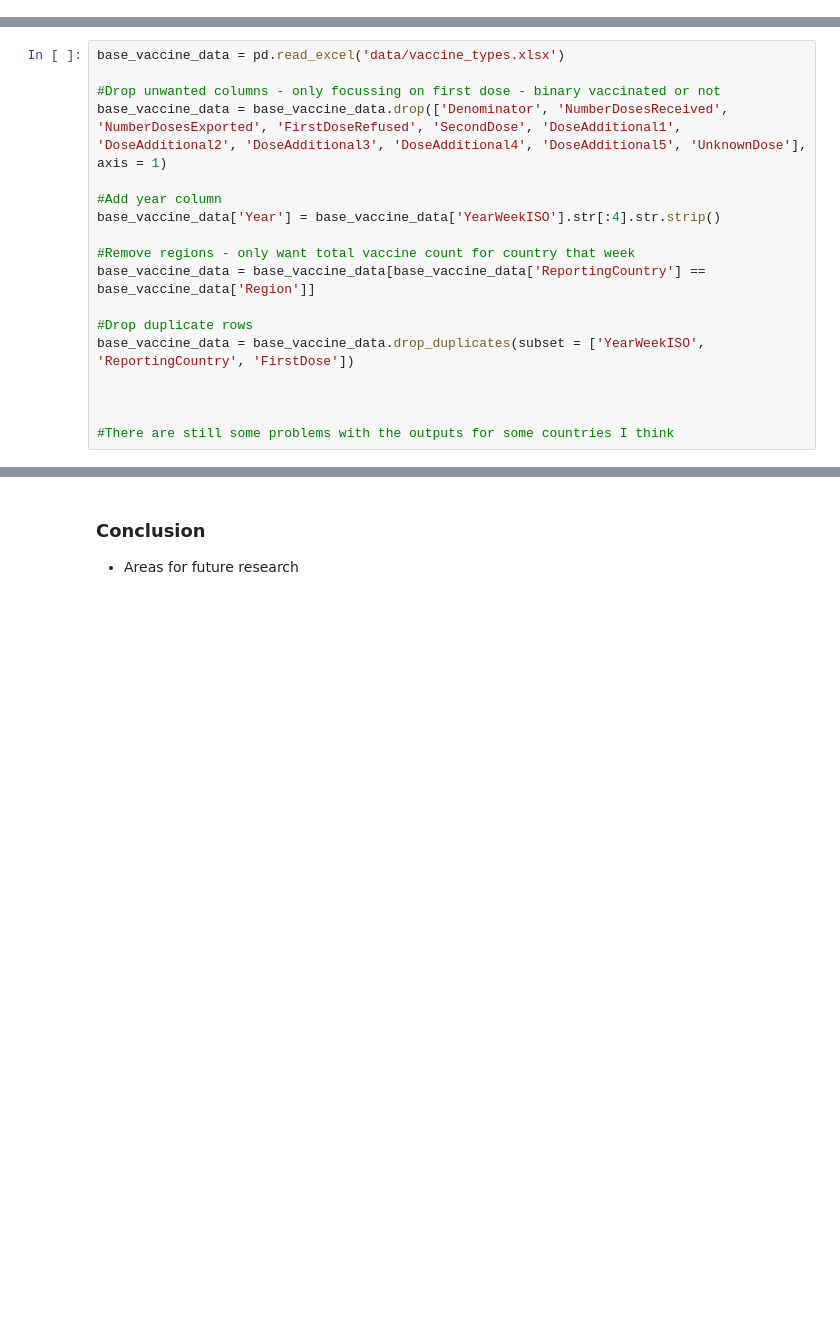
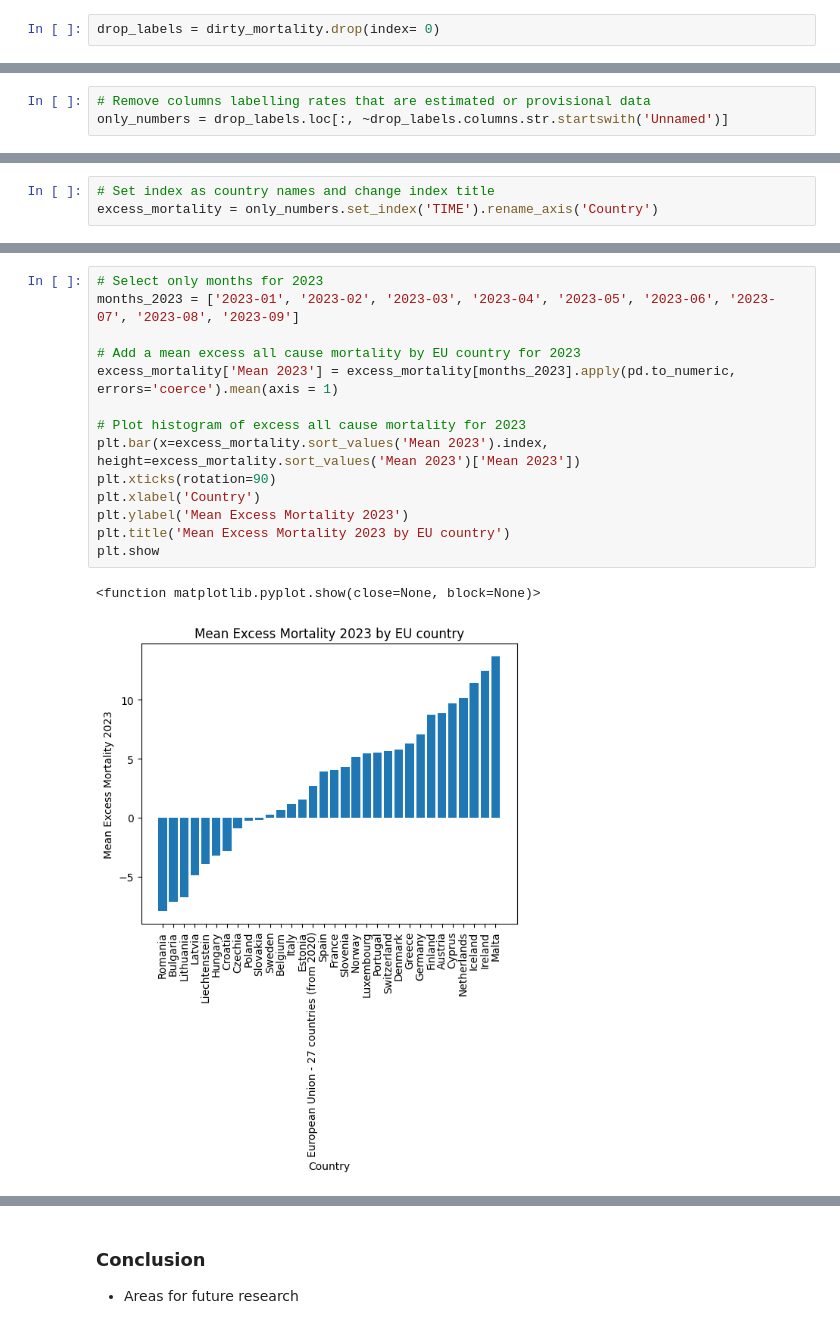
Before and after one commit to lisds/excess-deaths, a Jupyter notebook: Write_Up.ipynb, the cells around one changed output, grey strips where cells are left out. Cells and saved outputs as stored; diff of their text form; blank space fills up the shorter version.

```diff
--- a/Write_Up.ipynb
+++ b/Write_Up.ipynb
@@ -91 +75,3 @@ excess_deaths_values['ReportingCountry'] = excess_deaths_values.index.map(countr
+# %%
+drop_labels = dirty_mortality.drop(index= 0)
 # %% [markdown]
@@ -95,18 +82,3 @@ blah blah blah?
 # %%
-base_vaccine_data = pd.read_excel('data/vaccine_types.xlsx')
-
-#Drop unwanted columns - only focussing on first dose - binary vaccinated or not
-base_vaccine_data = base_vaccine_data.drop(['Denominator', 'NumberDosesReceived', 'NumberDosesExported', 'FirstDoseRefused', 'SecondDose', 'DoseAdditional1', 'DoseAdditional2', 'DoseAdditional3', 'DoseAdditional4', 'DoseAdditional5', 'UnknownDose'], axis = 1)
-
-#Add year column
-base_vaccine_data['Year'] = base_vaccine_data['YearWeekISO'].str[:4].str.strip()
-
-#Remove regions - only want total vaccine count for country that week
-base_vaccine_data = base_vaccine_data[base_vaccine_data['ReportingCountry'] == base_vaccine_data['Region']]
-
-#Drop duplicate rows
-base_vaccine_data = base_vaccine_data.drop_duplicates(subset = ['YearWeekISO', 'ReportingCountry', 'FirstDose'])
-
-
-
-#There are still some problems with the outputs for some countries I think
+# Remove columns labelling rates that are estimated or provisional data
+only_numbers = drop_labels.loc[:, ~drop_labels.columns.str.startswith('Unnamed')]
@@ -112,0 +87,3 @@ base_vaccine_data = base_vaccine_data.drop_duplicates(subset = ['YearWeekISO', '
+# %%
+# Set index as country names and change index title
+excess_mortality = only_numbers.set_index('TIME').rename_axis('Country')
@@ -113 +283,18 @@ base_vaccine_data = base_vaccine_data.drop_duplicates(subset = ['YearWeekISO', '
+# %%
+# Select only months for 2023
+months_2023 = ['2023-01', '2023-02', '2023-03', '2023-04', '2023-05', '2023-06', '2023-07', '2023-08', '2023-09']
+
+# Add a mean excess all cause mortality by EU country for 2023
+excess_mortality['Mean 2023'] = excess_mortality[months_2023].apply(pd.to_numeric, errors='coerce').mean(axis = 1)
+
+# Plot histogram of excess all cause mortality for 2023
+plt.bar(x=excess_mortality.sort_values('Mean 2023').index, height=excess_mortality.sort_values('Mean 2023')['Mean 2023'])
+plt.xticks(rotation=90)
+plt.xlabel('Country')
+plt.ylabel('Mean Excess Mortality 2023')
+plt.title('Mean Excess Mortality 2023 by EU country')
+plt.show
+# %% [output]
+<function matplotlib.pyplot.show(close=None, block=None)>
+[figure, added]
 # %% [markdown]
```
Also changed, not shown: parts of 104 cells of this notebook, 2 other files.
